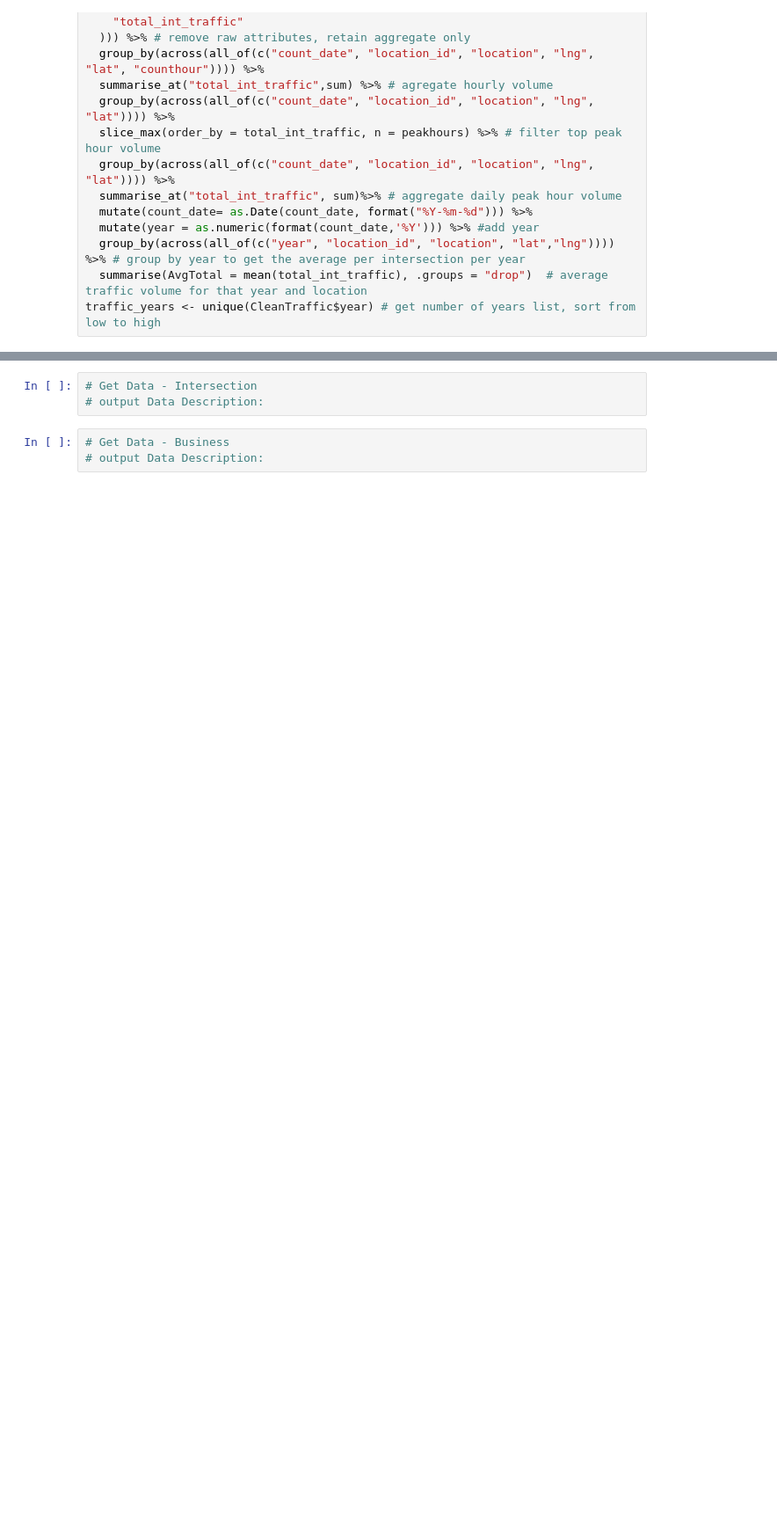
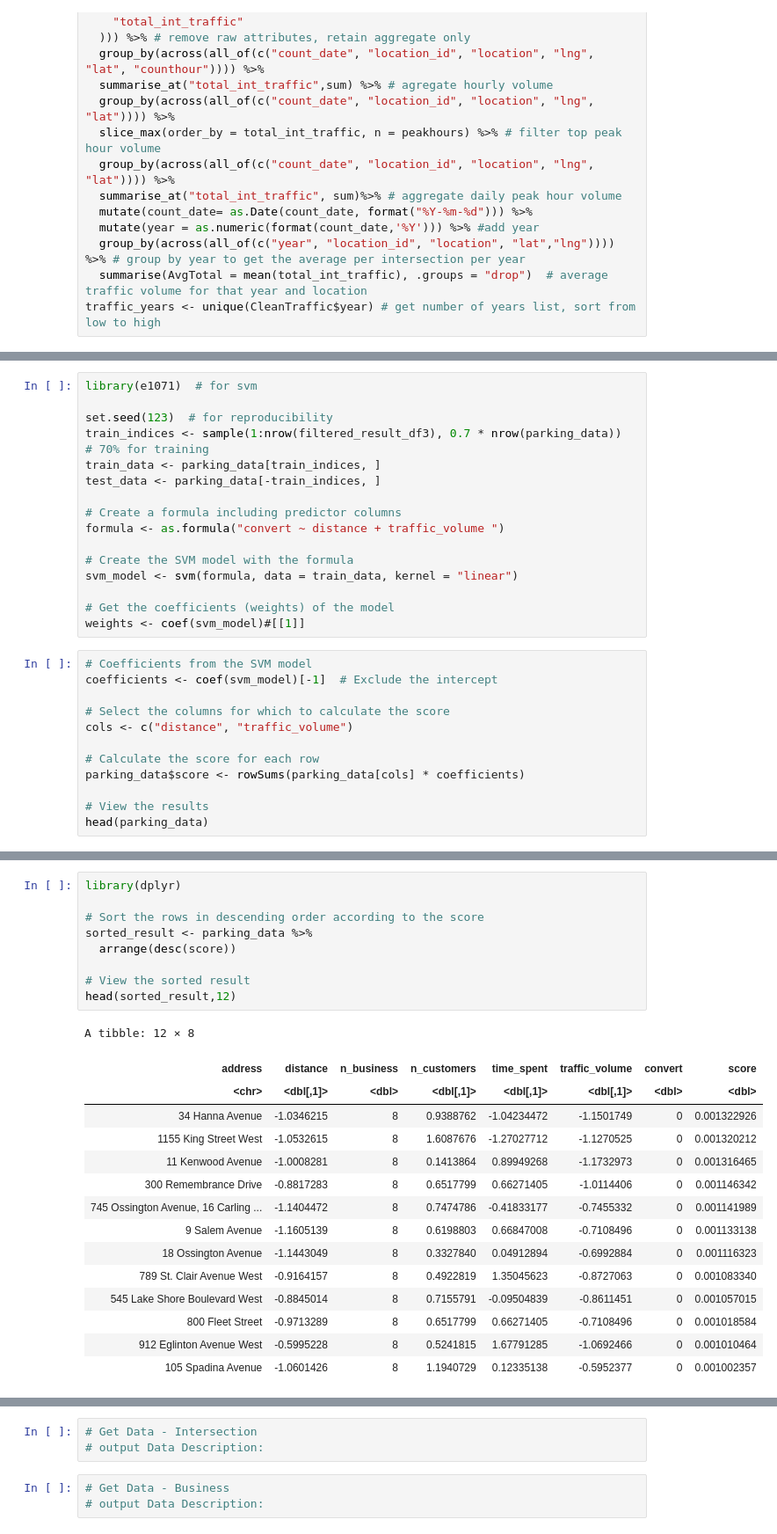
Before and after one commit to aayushi173/EV-Charging-Toronto, a Jupyter notebook: Code/EV Charging.ipynb, the cells around one changed output, grey strips where cells are left out. Shown at 88% size. Cells and saved outputs as stored; diff of their text form; blank space fills up the shorter version.

```diff
--- a/Code/EV Charging.ipynb
+++ b/Code/EV Charging.ipynb
@@ -250,0 +417,28 @@ New names:
+# %%
+library(e1071)  # for svm
+
+set.seed(123)  # for reproducibility
+train_indices <- sample(1:nrow(filtered_result_df3), 0.7 * nrow(parking_data))  # 70% for training
+train_data <- parking_data[train_indices, ]
+test_data <- parking_data[-train_indices, ]
+
+# Create a formula including predictor columns
+formula <- as.formula("convert ~ distance + traffic_volume ")
+
+# Create the SVM model with the formula
+svm_model <- svm(formula, data = train_data, kernel = "linear")
+
+# Get the coefficients (weights) of the model
+weights <- coef(svm_model)#[[1]]
+# %%
+# Coefficients from the SVM model
+coefficients <- coef(svm_model)[-1]  # Exclude the intercept
+
+# Select the columns for which to calculate the score
+cols <- c("distance", "traffic_volume")
+
+# Calculate the score for each row
+parking_data$score <- rowSums(parking_data[cols] * coefficients)
+
+# View the results
+head(parking_data)
@@ -251,2 +455,27 @@ New names:
+# %%
+library(dplyr)
+
+# Sort the rows in descending order according to the score
+sorted_result <- parking_data %>%
+  arrange(desc(score))
+
+# View the sorted result
+head(sorted_result,12)
+# %% [output]
+A tibble: 12 × 8
+| address | distance | n_business | n_customers | time_spent | traffic_volume | convert | score |
+| <chr> | <dbl[,1]> | <dbl> | <dbl[,1]> | <dbl[,1]> | <dbl[,1]> | <dbl> | <dbl> |
+| 34 Hanna Avenue | -1.0346215 | 8 | 0.9388762 | -1.04234472 | -1.1501749 | 0 | 0.001322926 |
+| 1155 King Street West | -1.0532615 | 8 | 1.6087676 | -1.27027712 | -1.1270525 | 0 | 0.001320212 |
+| 11 Kenwood Avenue | -1.0008281 | 8 | 0.1413864 | 0.89949268 | -1.1732973 | 0 | 0.001316465 |
+| 300 Remembrance Drive | -0.8817283 | 8 | 0.6517799 | 0.66271405 | -1.0114406 | 0 | 0.001146342 |
+| 745 Ossington Avenue, 16 Carling ... | -1.1404472 | 8 | 0.7474786 | -0.41833177 | -0.7455332 | 0 | 0.001141989 |
+| 9 Salem Avenue | -1.1605139 | 8 | 0.6198803 | 0.66847008 | -0.7108496 | 0 | 0.001133138 |
+| 18 Ossington Avenue | -1.1443049 | 8 | 0.3327840 | 0.04912894 | -0.6992884 | 0 | 0.001116323 |
+| 789 St. Clair Avenue West | -0.9164157 | 8 | 0.4922819 | 1.35045623 | -0.8727063 | 0 | 0.001083340 |
+| 545 Lake Shore Boulevard West | -0.8845014 | 8 | 0.7155791 | -0.09504839 | -0.8611451 | 0 | 0.001057015 |
+| 800 Fleet Street | -0.9713289 | 8 | 0.6517799 | 0.66271405 | -0.7108496 | 0 | 0.001018584 |
+| 912 Eglinton Avenue West | -0.5995228 | 8 | 0.5241815 | 1.67791285 | -1.0692466 | 0 | 0.001010464 |
+| 105 Spadina Avenue | -1.0601426 | 8 | 1.1940729 | 0.12335138 | -0.5952377 | 0 | 0.001002357 |
 # %%
 
```
Also changed, not shown: parts of 39 cells of this notebook.
